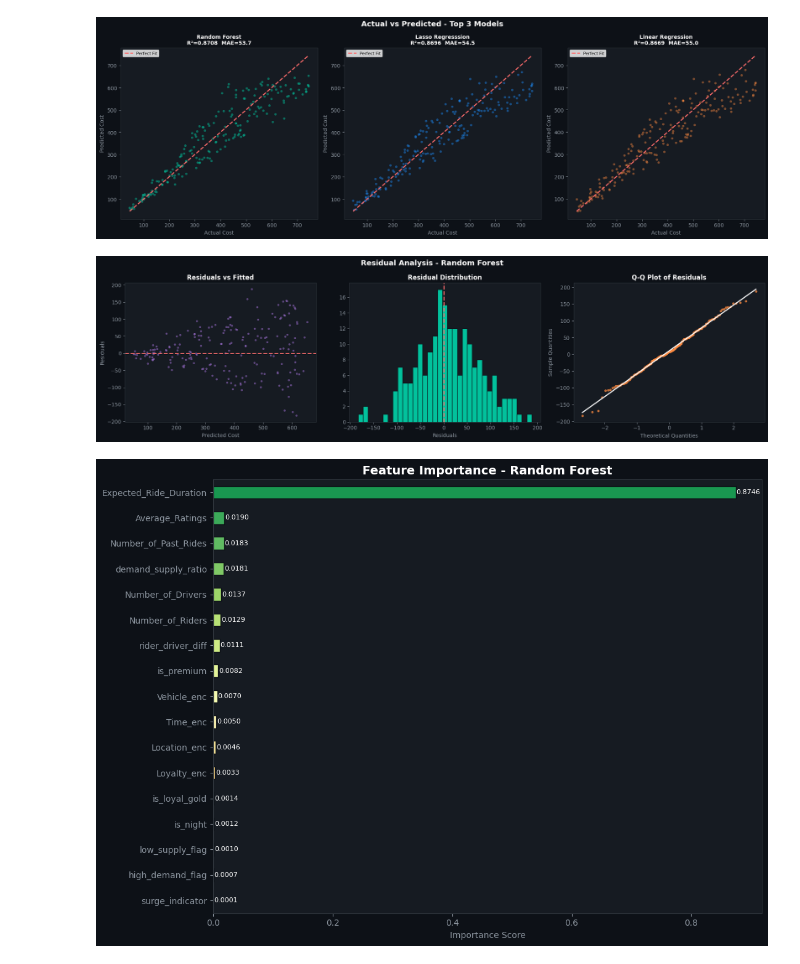
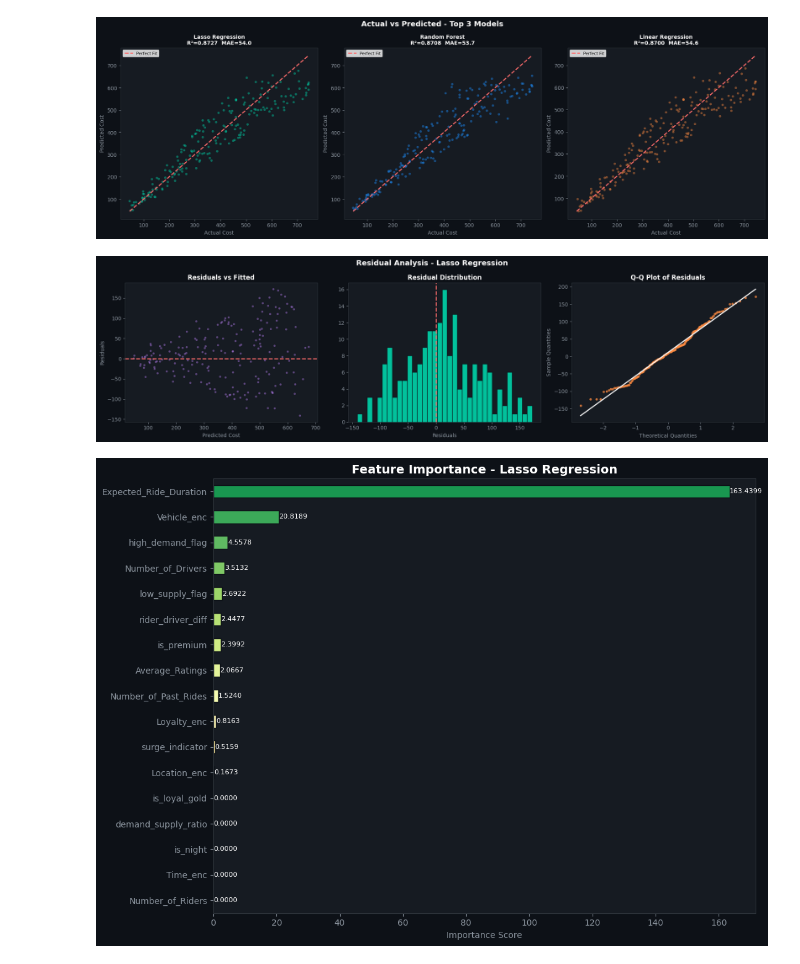
Before and after one commit to Hrishikesh2607/price-pulse, a Jupyter notebook: notebooks/03_models.ipynb, the cells around one changed output. Cells and saved outputs as stored; diff of their text form; code cells hidden in the pictures.

Commit message:
Lasso

```diff
--- a/notebooks/03_models.ipynb
+++ b/notebooks/03_models.ipynb
@@ -22,21 +22,24 @@ def dark_ax(ax):
     ax.xaxis.label.set_color('#8b949e'); ax.yaxis.label.set_color('#8b949e')
     for s in ax.spines.values(): s.set_edgecolor('#30363d')
 # %%
-X_train=np.load('dump/X_train.npy')
-X_test=np.load('dump/X_test.npy')
-y_train=np.load('dump/y_train.npy')
-y_test=np.load('dump/y_test.npy')
-X_train_raw=pd.read_csv('dump/X_train_raw.csv').values
-X_test_raw=pd.read_csv('dump/X_test_raw.csv').values
-FEATURES=open('dump/features.txt').read().strip().split('\n')
+PLOT = r'C:\Users\DELL\Desktop\Price_Pulse\plots'
+OUT  = r'C:\Users\DELL\Desktop\Price_Pulse\dump'
+X_train = np.load(f'{OUT}/X_train.npy')
+X_test  = np.load(f'{OUT}/X_test.npy')
+y_train = np.load(f'{OUT}/y_train.npy')
+y_test  = np.load(f'{OUT}/y_test.npy')
+X_train_raw = pd.read_csv(f'{OUT}/X_train_raw.csv').values
+X_test_raw  = pd.read_csv(f'{OUT}/X_test_raw.csv').values
+FEATURES = open(f'{OUT}/features.txt').read().strip().split('\n')
 # %%
-models= {
-    'Linear Regression': (LinearRegression(), True),
-    'Ridge Regression': (Ridge(alpha=10.0), True),
-    'Lasso Regresssion': (Lasso(alpha=1.0), True),
-    'Decision Tree': (DecisionTreeRegressor(max_depth=8, random_state=42), False),
-    'Random Forest': (RandomForestRegressor(n_estimators=150, max_depth=12, n_jobs=-1, random_state=42), False),
-    'Gradient Boosting': (GradientBoostingRegressor(n_estimators=200, max_depth=5, learning_rate=0.08, random_state=42), False),
-    'XGBoost': (xgb.XGBRegressor(n_estimator=300, max_depth=6, learning_rate=0.07, subsample=0.85, colsample_bytree=0.85, random_state=42, verbosity=0), False),
+models = {
+    'Linear Regression':  (LinearRegression(),  True),
+    'Ridge Regression':   (Ridge(alpha=10.0),   True),
+    'Lasso Regression':   (Lasso(alpha=1.0),    True),
+    'Decision Tree':      (DecisionTreeRegressor(max_depth=8, random_state=42), False),
+    'Random Forest':      (RandomForestRegressor(n_estimators=150, max_depth=12, n_jobs=-1, random_state=42), False),
+    'Gradient Boosting':  (GradientBoostingRegressor(n_estimators=200, max_depth=5, learning_rate=0.08, random_state=42), False),
+    'XGBoost':            (xgb.XGBRegressor(n_estimators=300, max_depth=6, learning_rate=0.07,subsample=0.85, colsample_bytree=0.85,
+                                            random_state=42, verbosity=0), False),
 }
 # %%
@@ -98,10 +101,10 @@ for ax, (name,res), color in zip(axes, top3, [TEAL,BLUE,ORNG]):
     ax.legend(fontsize=8)
 
 plt.tight_layout()
-plt.savefig('plots/09_actual_vs_predicted.png', dpi=150, bbox_inches='tight', facecolor=BG)
+plt.savefig(f'{PLOT}/09_actual_vs_predicted.png', dpi=150, bbox_inches='tight', facecolor=BG)
 plt.show()
 # %% [output]
-[figure, old version]
+[figure, new version]
 # %%
 best_name= max(results, key=lambda x: results[x]['R2'])
 best_res= results[best_name]
@@ -127,27 +130,33 @@ axes[2].set_xlabel('Theoretical Quantities'); axes[2].set_ylabel('Sample Quantit
 axes[2].set_title('Q-Q Plot of Residuals', color='white', fontweight='bold')
 
 plt.tight_layout()
-plt.savefig('plots/10_residuals_analysis.png', dpi=150, bbox_inches='tight', facecolor=BG)
+plt.savefig(f'{PLOT}/10_residuals_analysis.png', dpi=150, bbox_inches='tight', facecolor=BG)
 plt.show()
 # %% [output]
-[figure, old version]
+[figure, new version]
 # %%
 best_model= results[best_name]['model']
 if hasattr(best_model, 'feature_importances_'):
-    imp= pd.Series(best_model.feature_importances_, index=FEATURES).sort_values(ascending=True)
+    importance_values = best_model.feature_importances_
+elif hasattr(best_model, 'coef_'):
+    importance_values = np.abs(best_model.coef_.flatten())
+else:
+    importance_values = None
+if importance_values is not None:
+    imp= pd.Series(importance_values, index=FEATURES).sort_values(ascending=True)
     colors_fi= plt.cm.RdYlGn(np.linspace(0.15, 0.9, len(imp)))
     fig,ax= plt.subplots(figsize=(11,8), facecolor=BG)
     dark_ax(ax)
     imp.plot(kind='barh', ax=ax, color=colors_fi, edgecolor=BG)
     ax.set_title(f'Feature Importance - {best_name}', color='white', fontsize=14, fontweight='bold')
     ax.set_xlabel('Importance Score')
     for i, (idx,val) in enumerate(imp.items()):
         ax.text(val+0.001,i,f'{val:.4f}', va='center', fontsize=8, color='white')
     plt.tight_layout()
-    plt.savefig('plots/11_feature_importance.png',dpi=150, bbox_inches='tight', facecolor=BG)
+    plt.savefig(f'{PLOT}/11_feature_importance.png',dpi=150, bbox_inches='tight', facecolor=BG)
     plt.show()
 # %% [output]
-[figure, old version]
+[figure, new version]
 # %%
 cv_all={}
 for name, (model, use_scaled) in models.items():
```
Also changed, not shown: parts of 7 cells of this notebook, 14 other files.
